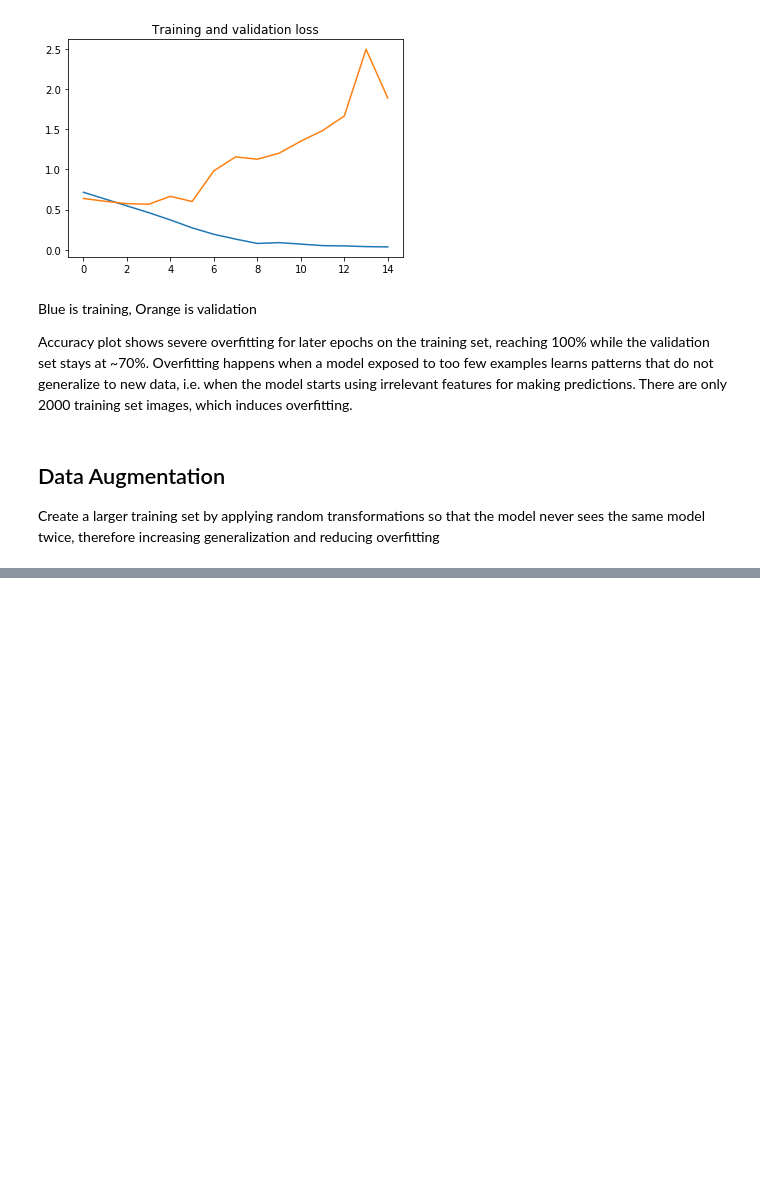
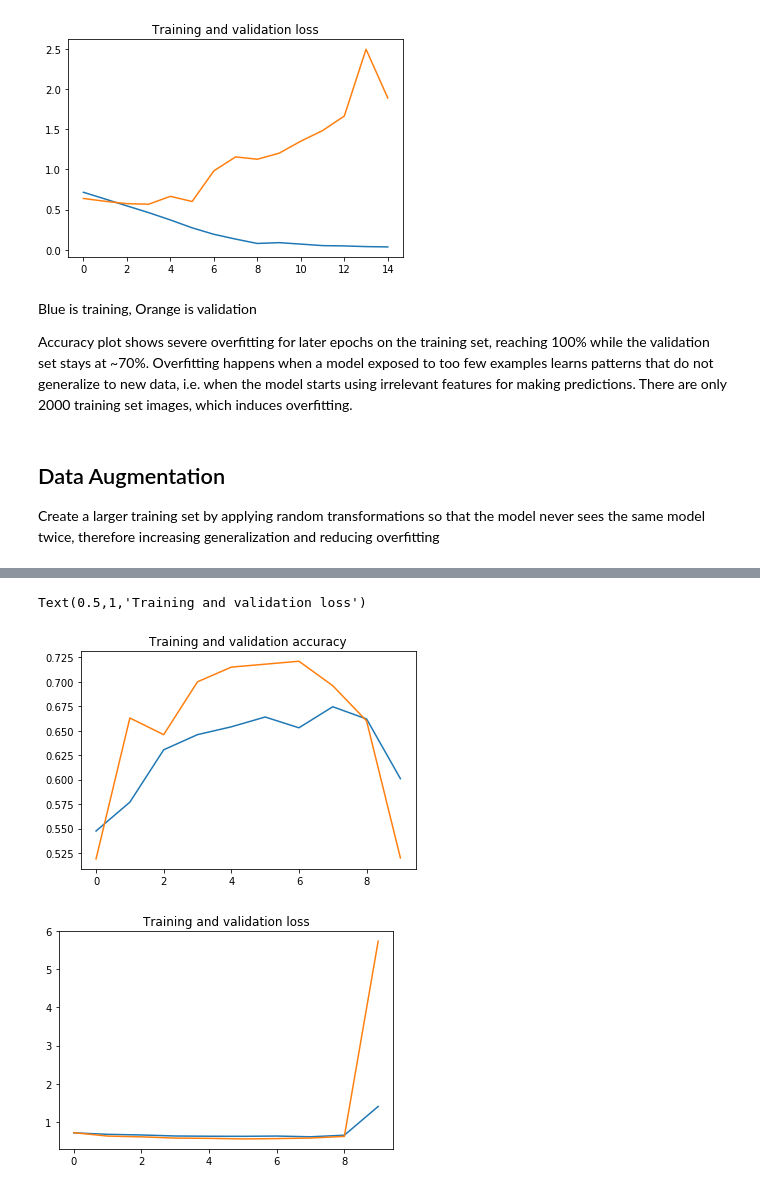
Before and after one commit to WillHTam/ml_image_classification, a Jupyter notebook: CatOrDog.ipynb, the cells around one changed output, grey strips where cells are left out. Drawn from its saved outputs; the diff is of its cells as text; code cells hidden in the pictures; blank space fills up the shorter version.

```diff
--- a/CatOrDog.ipynb
+++ b/CatOrDog.ipynb
@@ -410,0 +495,8 @@ This is one of the funniest things I have seen in my life.
+# %%
+new = model.fit_generator(
+              train_generator,
+              steps_per_epoch=100,
+              epochs=10,
+              validation_data=validation_generator,
+              validation_steps=50,
+              verbose=2)
@@ -410,0 +524,27 @@ This is one of the funniest things I have seen in my life.
+# %%
+acc = new.history['acc']
+val_acc = new.history['val_acc']
+
+# Retrieve a list of list results on training and test data
+# sets for each training epoch
+loss = new.history['loss']
+val_loss = new.history['val_loss']
+
+# Get number of epochs
+epochs = range(len(acc))
+
+# Plot training and validation accuracy per epoch
+plt.plot(epochs, acc)
+plt.plot(epochs, val_acc)
+plt.title('Training and validation accuracy')
+
+plt.figure()
+
+# Plot training and validation loss per epoch
+plt.plot(epochs, loss)
+plt.plot(epochs, val_loss)
+plt.title('Training and validation loss')
+# %% [output]
+Text(0.5,1,'Training and validation loss')
+[figure, added]
+[figure, added]
```
Also changed, not shown: parts of 12 cells of this notebook.
